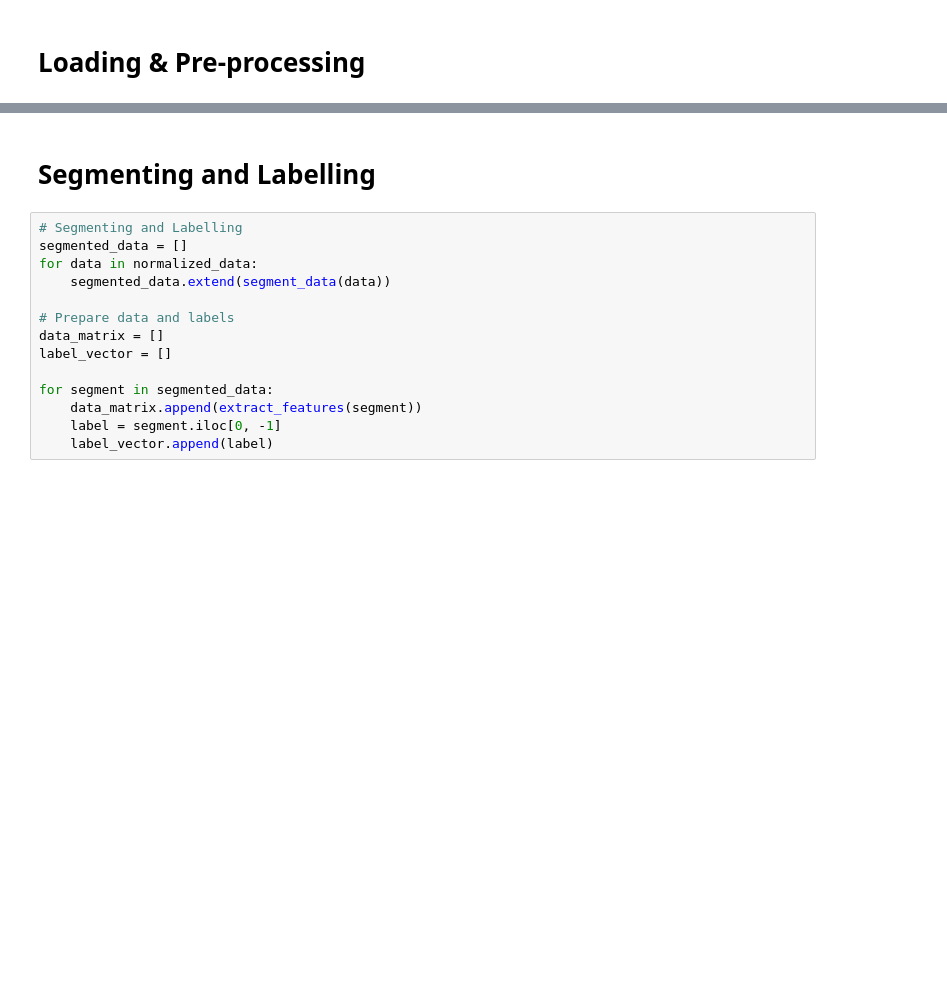
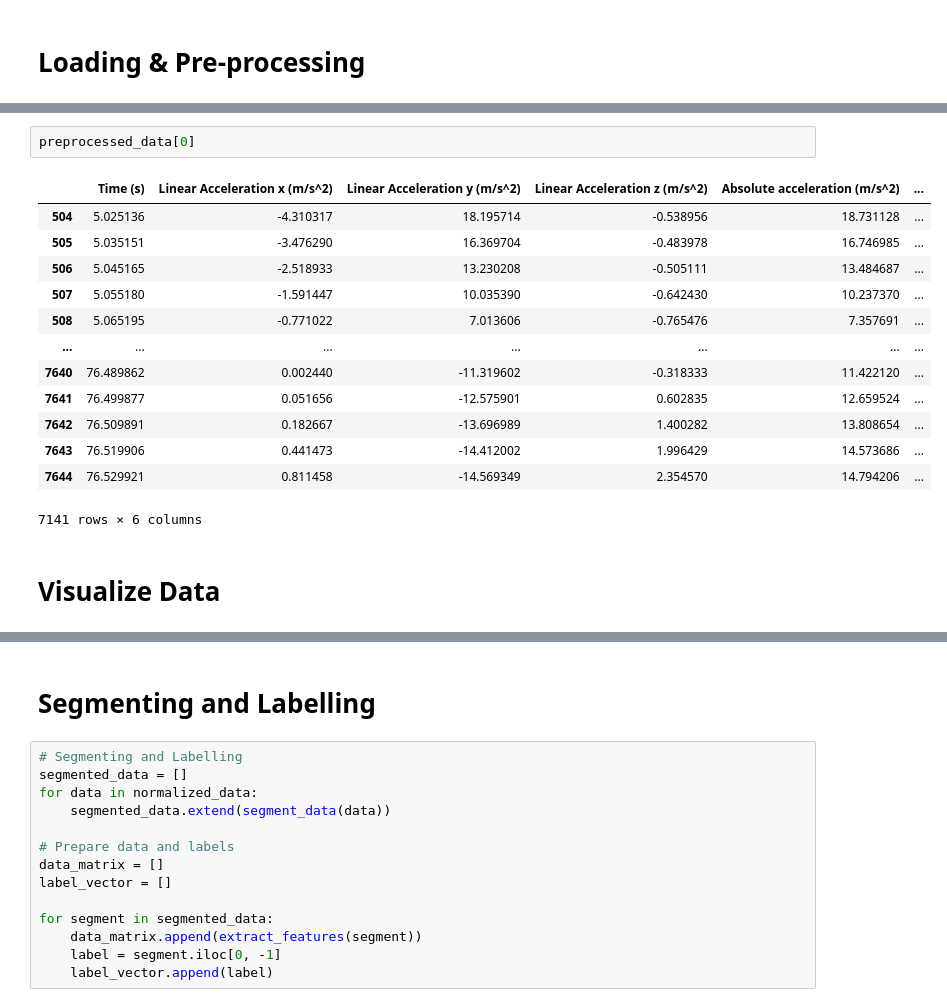
Before and after one commit to aghassel/Activity-Tracking-Project, a Jupyter notebook: features_classification.ipynb, the cells around one changed output, grey strips where cells are left out. Cells and saved outputs as stored; diff of their text form; blank space fills up the shorter version.

```diff
--- a/features_classification.ipynb
+++ b/features_classification.ipynb
@@ -132,0 +150,18 @@ normalized_data = [normalize_data(df) for df in preprocessed_data]
+# %%
+preprocessed_data[0]
+# %% [output]
+|  | Time (s) | Linear Acceleration x (m/s^2) | Linear Acceleration y (m/s^2) | Linear Acceleration z (m/s^2) | Absolute acceleration (m/s^2) | ... |
+| 504 | 5.025136 | -4.310317 | 18.195714 | -0.538956 | 18.731128 | ... |
+| 505 | 5.035151 | -3.476290 | 16.369704 | -0.483978 | 16.746985 | ... |
+| 506 | 5.045165 | -2.518933 | 13.230208 | -0.505111 | 13.484687 | ... |
+| 507 | 5.055180 | -1.591447 | 10.035390 | -0.642430 | 10.237370 | ... |
+| 508 | 5.065195 | -0.771022 | 7.013606 | -0.765476 | 7.357691 | ... |
+| ... | ... | ... | ... | ... | ... | ... |
+| 7640 | 76.489862 | 0.002440 | -11.319602 | -0.318333 | 11.422120 | ... |
+| 7641 | 76.499877 | 0.051656 | -12.575901 | 0.602835 | 12.659524 | ... |
+| 7642 | 76.509891 | 0.182667 | -13.696989 | 1.400282 | 13.808654 | ... |
+| 7643 | 76.519906 | 0.441473 | -14.412002 | 1.996429 | 14.573686 | ... |
+| 7644 | 76.529921 | 0.811458 | -14.569349 | 2.354570 | 14.794206 | ... |
+7141 rows × 6 columns
+# %% [markdown]
+# Visualize Data
```
Also changed, not shown: parts of 16 cells of this notebook.
